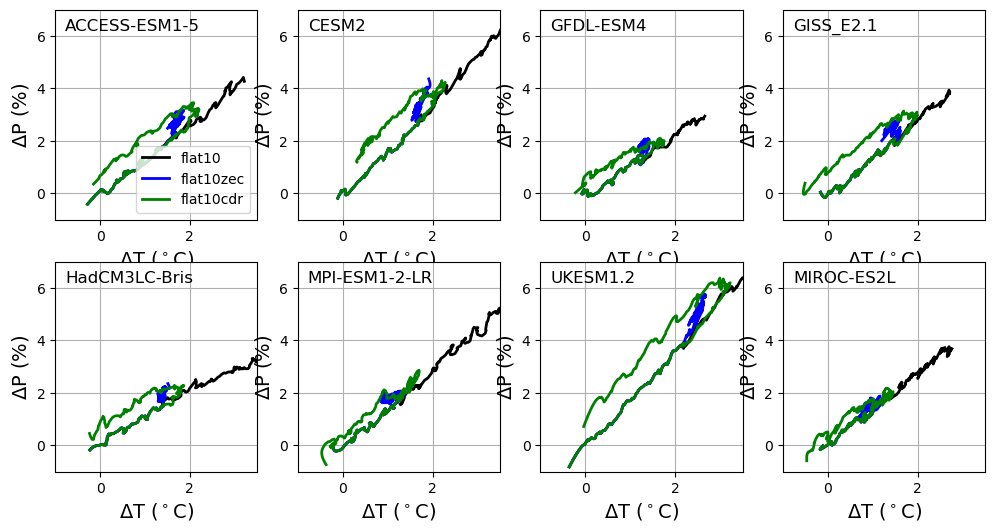
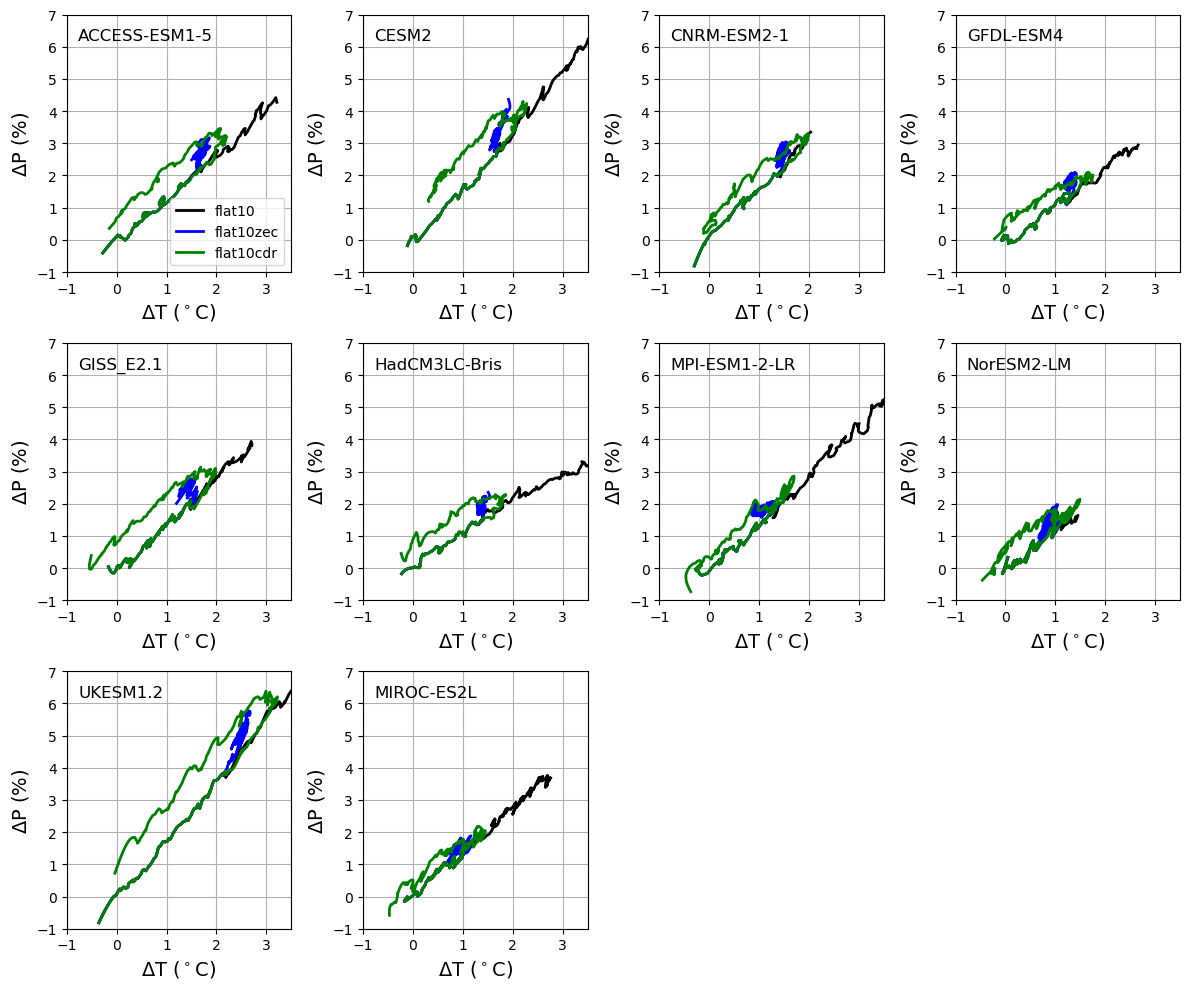
The change to this notebook cell's code, shown as a diff; its figure went from the first image to the second:
--- before
+++ after
@@ -1,3 +1,3 @@
-fig, axs = plt.subplots(nrows=2, ncols=4, figsize=(12, 6))
+fig, axs = plt.subplots(nrows=3, ncols=4, figsize=(12, 10))
 
 filter_window = 15
@@ -28,4 +28,5 @@
 
 axs_flat[nmodels].axis('off')
+axs_flat[nmodels+1].axis('off')
 
 plt.tight_layout()

Commit: now added all models for precip and combined precip-temp plots